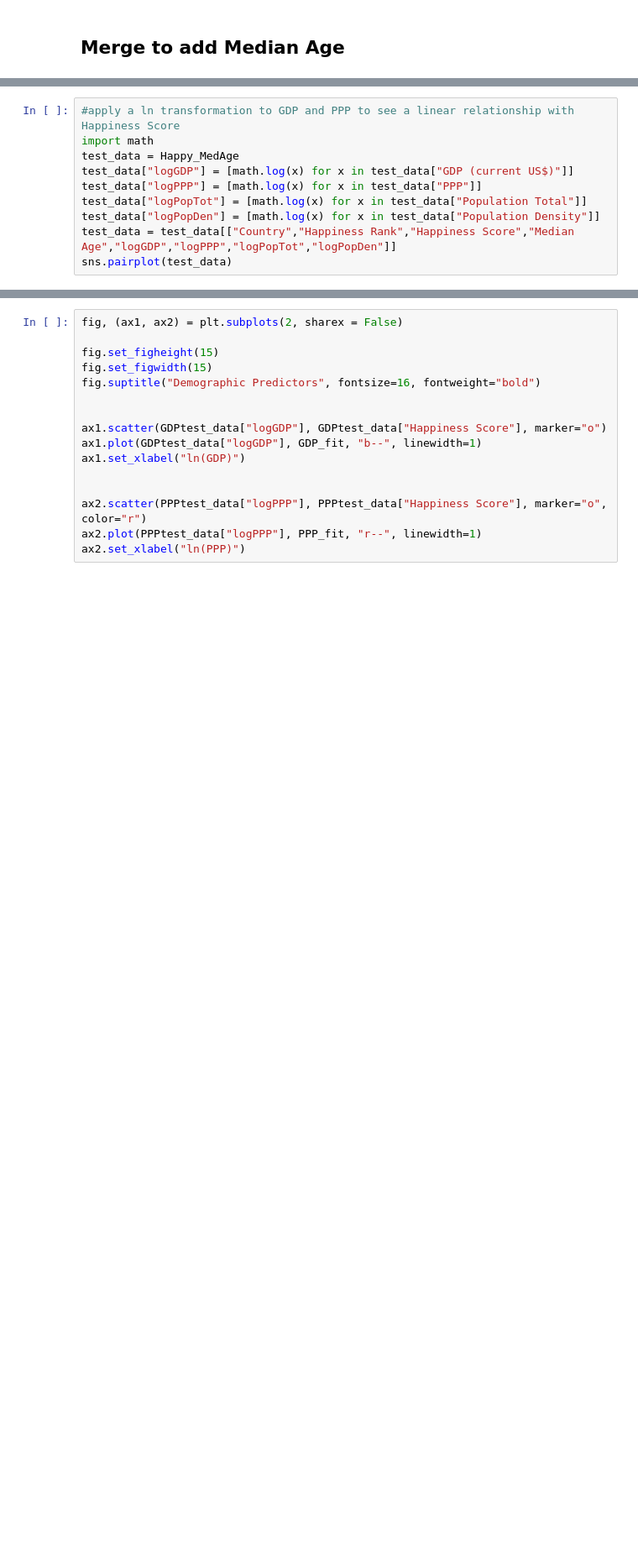
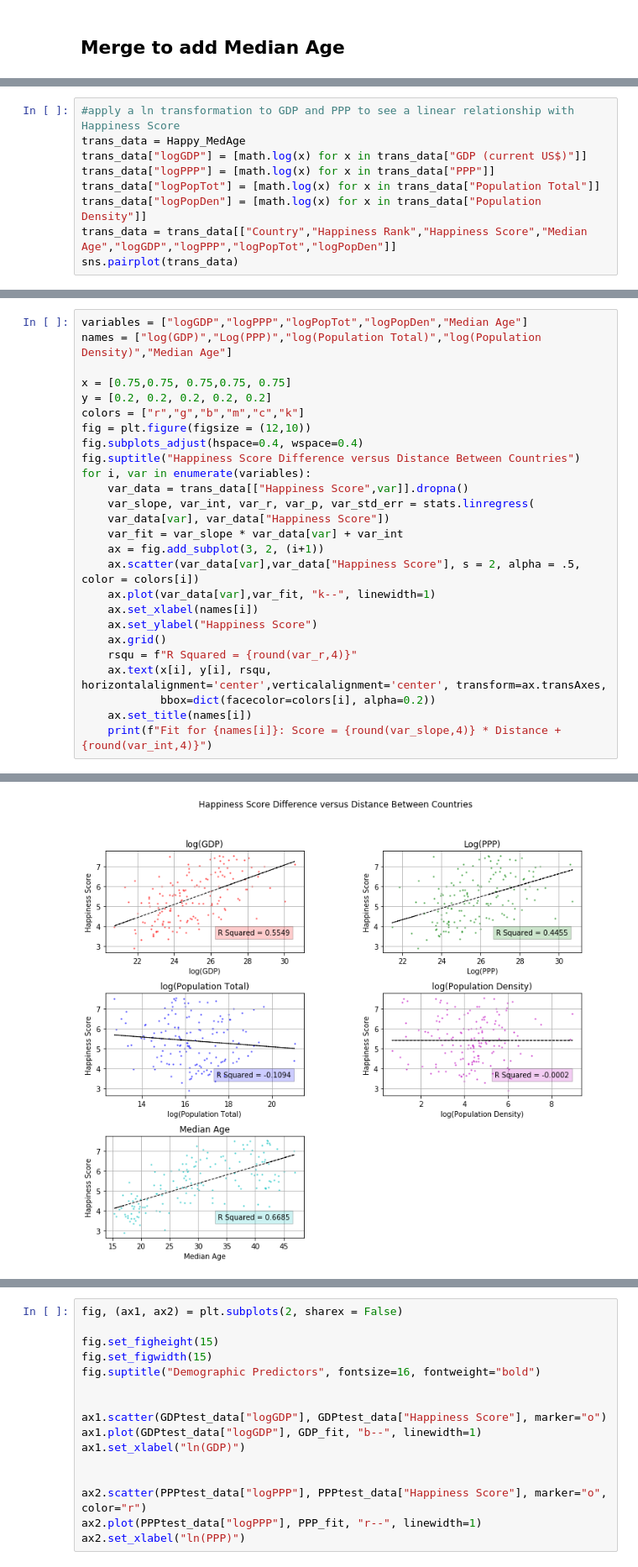
Before and after one commit to Kika000/Project-1, a Jupyter notebook: Lisa Code/LisaHappyMerge.ipynb, the cells around one changed output, grey strips where cells are left out. Shown: that part at 84% size. Drawn from its saved outputs; the diff is of its cells as text; blank space fills up the shorter version.

Commit message:
code and chart cleaning

```diff
--- a/Lisa Code/LisaHappyMerge.ipynb
+++ b/Lisa Code/LisaHappyMerge.ipynb
@@ -178,14 +168,13 @@ sns.pairplot(Happy_MedAge)
 [figure]
 # %%
 #apply a ln transformation to GDP and PPP to see a linear relationship with Happiness Score
-import math
-test_data = Happy_MedAge
-test_data["logGDP"] = [math.log(x) for x in test_data["GDP (current US$)"]]
-test_data["logPPP"] = [math.log(x) for x in test_data["PPP"]]
-test_data["logPopTot"] = [math.log(x) for x in test_data["Population Total"]]
-test_data["logPopDen"] = [math.log(x) for x in test_data["Population Density"]]
-test_data = test_data[["Country","Happiness Rank","Happiness Score","Median Age","logGDP","logPPP","logPopTot","logPopDen"]]
-sns.pairplot(test_data)
+trans_data = Happy_MedAge
+trans_data["logGDP"] = [math.log(x) for x in trans_data["GDP (current US$)"]]
+trans_data["logPPP"] = [math.log(x) for x in trans_data["PPP"]]
+trans_data["logPopTot"] = [math.log(x) for x in trans_data["Population Total"]]
+trans_data["logPopDen"] = [math.log(x) for x in trans_data["Population Density"]]
+trans_data = trans_data[["Country","Happiness Rank","Happiness Score","Median Age","logGDP","logPPP","logPopTot","logPopDen"]]
+sns.pairplot(trans_data)
 # %% [output]
 <seaborn.axisgrid.PairGrid at 0x...>
 [figure]
@@ -217,0 +181,27 @@ GDP: 0.5549355447928735, PPP: 0.445537238086116, Population Total: -0.1093780129
+# %%
+variables = ["logGDP","logPPP","logPopTot","logPopDen","Median Age"]
+names = ["log(GDP)","Log(PPP)","log(Population Total)","log(Population Density)","Median Age"]
+
+x = [0.75,0.75, 0.75,0.75, 0.75]
+y = [0.2, 0.2, 0.2, 0.2, 0.2]
+colors = ["r","g","b","m","c","k"]
+fig = plt.figure(figsize = (12,10))
+fig.subplots_adjust(hspace=0.4, wspace=0.4)
+fig.suptitle("Happiness Score Difference versus Distance Between Countries")
+for i, var in enumerate(variables):
+    var_data = trans_data[["Happiness Score",var]].dropna()
+    var_slope, var_int, var_r, var_p, var_std_err = stats.linregress(
+    var_data[var], var_data["Happiness Score"])
+    var_fit = var_slope * var_data[var] + var_int
+    ax = fig.add_subplot(3, 2, (i+1))
+    ax.scatter(var_data[var],var_data["Happiness Score"], s = 2, alpha = .5, color = colors[i])
+    ax.plot(var_data[var],var_fit, "k--", linewidth=1)
+    ax.set_xlabel(names[i])
+    ax.set_ylabel("Happiness Score")
+    ax.grid()
+    rsqu = f"R Squared = {round(var_r,4)}"
+    ax.text(x[i], y[i], rsqu, horizontalalignment='center',verticalalignment='center', transform=ax.transAxes,
+            bbox=dict(facecolor=colors[i], alpha=0.2))
+    ax.set_title(names[i])
+    print(f"Fit for {names[i]}: Score = {round(var_slope,4)} * Distance + {round(var_int,4)}")
+# %% [output]
@@ -217,0 +213 @@ GDP: 0.5549355447928735, PPP: 0.445537238086116, Population Total: -0.1093780129
+[figure, added]
```
Also changed, not shown: parts of 13 cells of this notebook, 17 other files.
